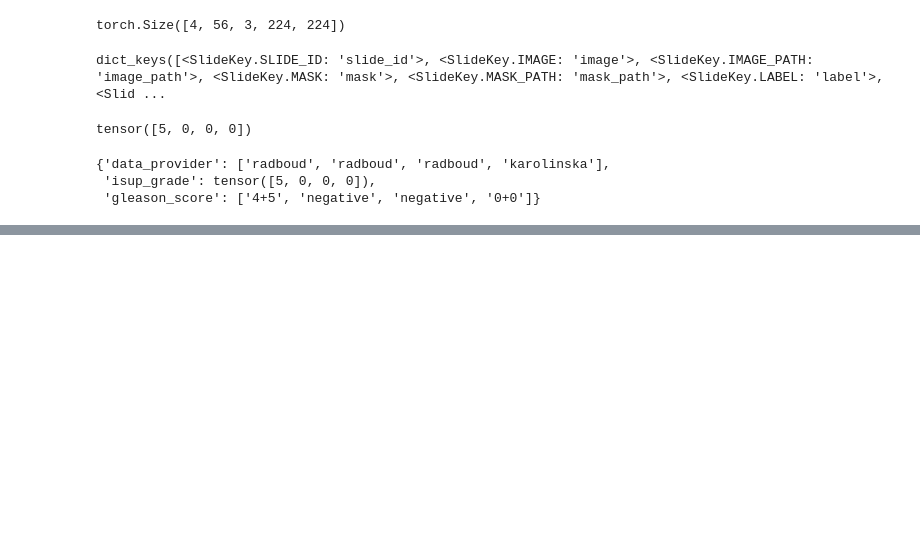
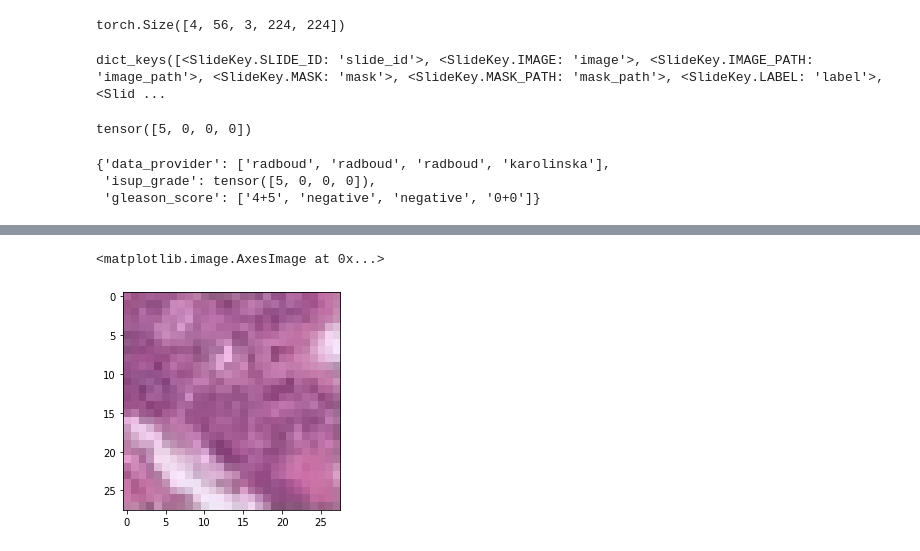
Before and after one commit to microsoft/hi-ml, a Jupyter notebook: hi-ml-histopathology/src/test_dataloaders.ipynb, the cells around one changed output, grey strips where cells are left out. Saved outputs shown, nothing was run; the diff lists cells and outputs as text; code cells hidden in the pictures; blank space fills up the shorter version.

```diff
--- a/hi-ml-histopathology/src/test_dataloaders.ipynb
+++ b/hi-ml-histopathology/src/test_dataloaders.ipynb
@@ -132,0 +139,6 @@ plt.imshow(X_d["image"][0, 1, 2, ...])
+# %%
+importlib.reload(panda_module)
+mock_wsi_root = "/home/t-kbouzid/workspace/repos/hi-ml/hi-ml-histopathology/testhisto/test_data/wsi_mocks/pathmnist"
+train_csv = os.path.join(mock_wsi_root, "dataset.csv")
+val_csv = os.path.join(mock_wsi_root, "dataset.csv")
+wsi_data_module = panda_module.SubPandaSlidesDataModule(root_path=mock_wsi_root,train_csv=train_csv, val_csv=val_csv, batch_size=1, tile_count=16, tile_size=28, level=0)
@@ -132,0 +184,5 @@ plt.imshow(X_d["image"][0, 1, 2, ...])
+# %%
+plt.imshow(mock["image"][0, 0].numpy().transpose((1, 2, 0)))
+# %% [output]
+<matplotlib.image.AxesImage at 0x...>
+[figure, added]
```
Also changed, not shown: parts of 11 cells of this notebook, 31 other files.
